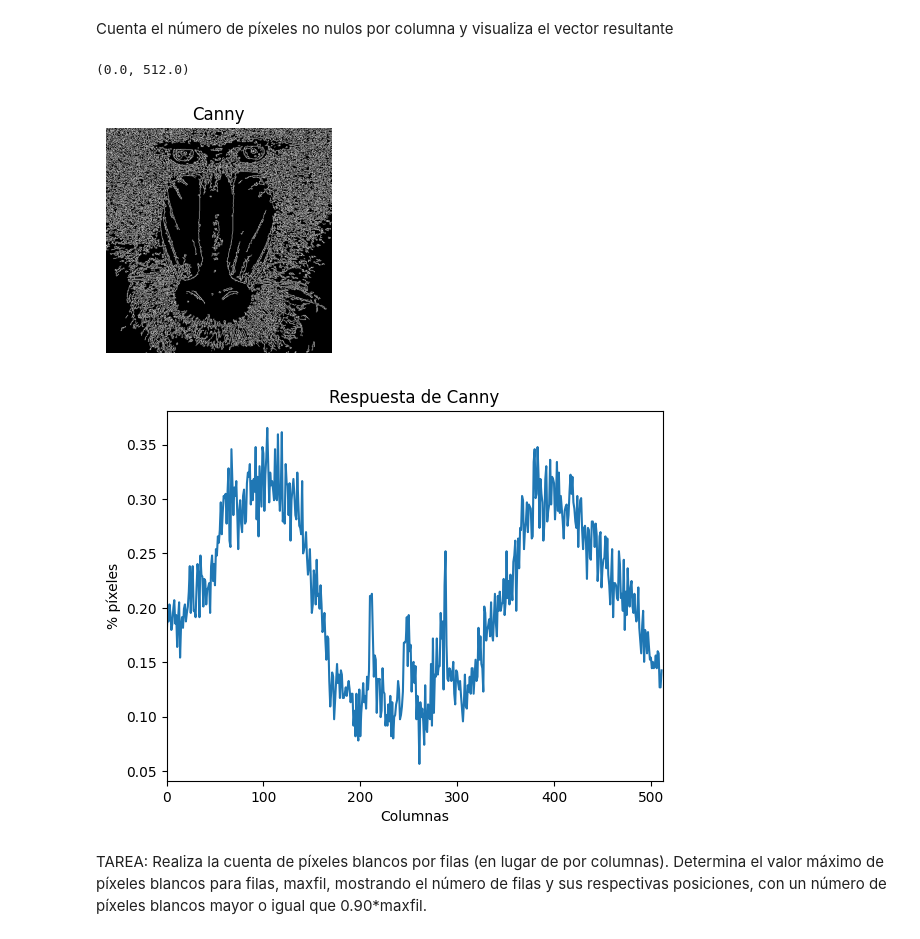
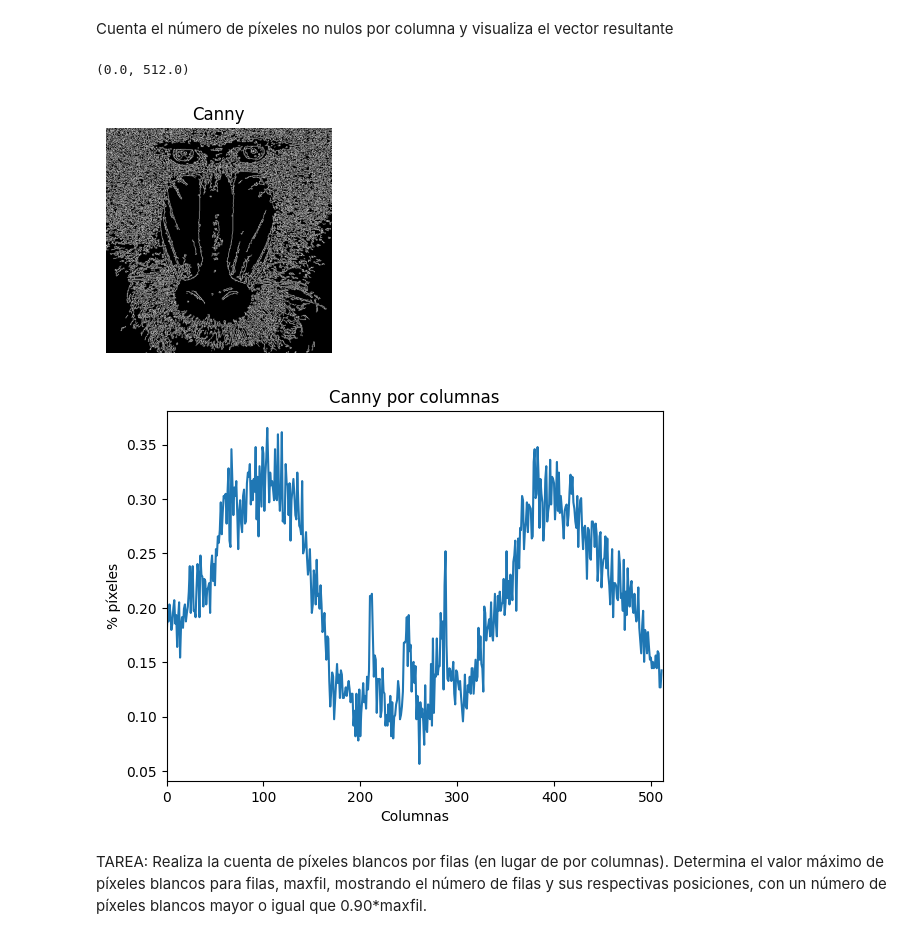
Before and after one commit to Davidcl-lp/P2_VC, a Jupyter notebook: VC_P2.ipynb, the cells around one changed output. Drawn from its saved outputs; the diff is of its cells as text; code cells hidden in the pictures.

```diff
--- a/VC_P2.ipynb
+++ b/VC_P2.ipynb
@@ -122,32 +122,32 @@ Cuenta el número de píxeles no nulos por columna y visualiza el vector resulta
 # %%
 #El contenido de la imagen resultado de Canny, son valores 0 o 255, lo compruebas al descomentar
 #print(canny)
 #Cuenta el número de píxeles blancos (255) por columna
 #Suma los valores de los pixeles por columna
 col_counts = cv2.reduce(canny, 0, cv2.REDUCE_SUM, dtype=cv2.CV_32SC1)
 
 #Normaliza en base al número de filas, primer valor devuelto por shape, y al valor máximo del píxel (255)
 #El resultado será el número de píxeles blancos por columna
 cols = col_counts[0] / (255 * canny.shape[0])
 
 #Muestra dicha cuenta gráficamente
 plt.figure()
 plt.subplot(1, 2, 1)
 plt.axis("off")
 plt.title("Canny")
 plt.imshow(canny, cmap='gray')
 
 plt.figure()
-plt.title("Respuesta de Canny")
+plt.title("Canny por columnas")
 plt.xlabel("Columnas")
 plt.ylabel("% píxeles")
 plt.plot(cols)
 #Rango en x definido por las columnas
 plt.xlim([0, canny.shape[1]])
 # %% [output]
 (0.0, 512.0)
 [figure]
-[figure, old version]
+[figure, new version]
 # %% [markdown]
 TAREA: Realiza la cuenta de píxeles blancos por filas (en lugar de por columnas). Determina el valor máximo de píxeles blancos para filas, maxfil, mostrando el número de filas y sus respectivas posiciones, con un número de píxeles blancos mayor o igual que 0.90*maxfil.
 # %%
```
Also changed, not shown: parts of 2 cells of this notebook, 11 other files.
